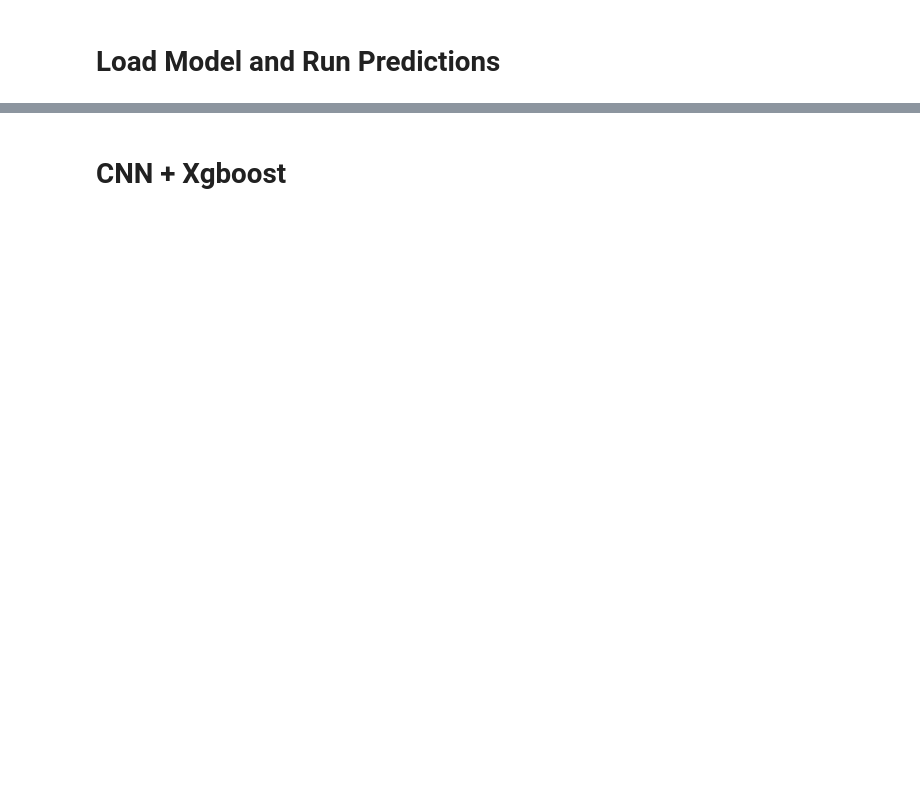
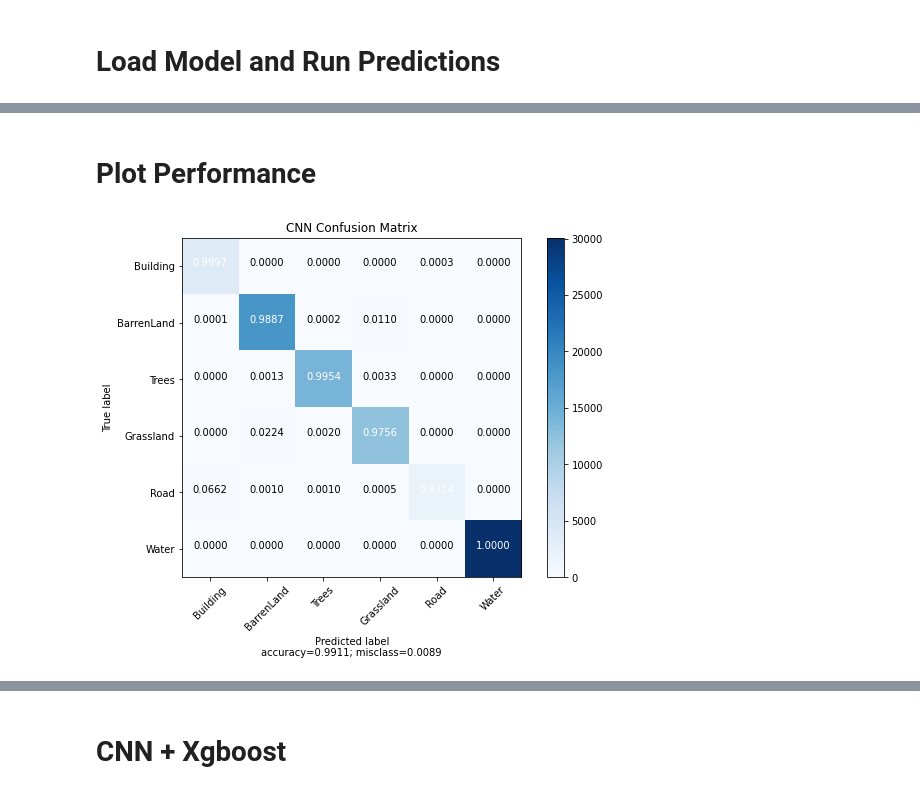
Before and after one commit to swimmingcat/ML101, a Jupyter notebook: landcover.ipynb, the cells around one changed output, grey strips where cells are left out. Cells and saved outputs as stored; diff of their text form; code cells hidden in the pictures; blank space fills up the shorter version.

```diff
--- a/landcover.ipynb
+++ b/landcover.ipynb
@@ -226,4 +344,4 @@ KeyboardInterrupt:
 # %% [markdown]
 # Load Model and Run Predictions
 # %%
-loaded_model = load_model('')
+loaded_model = load_model('/Users/lzhao/strava/ML101/snapshots/toy_model220210921-121401')
@@ -233,0 +361,12 @@ y_val[0:10, :]
+# %%
+prob = loaded_model.predict(x_val)
+y_pred = np.argmax(prob, axis=1).reshape(-1)
+y_true = np.argmax(y_val, axis=1).reshape(-1)
+# %% [markdown]
+# Plot Performance
+# %%
+from sklearn.metrics import confusion_matrix
+CATEGORIES = [0, 1, 2, 3, 4, 5]
+NAMES = ['Building', 'BarrenLand', 'Trees', 'Grassland', 'Road', 'Water']
+# %%
+tf_cm = confusion_matrix(y_true=y_true, y_pred=y_pred, labels=CATEGORIES)
@@ -233,0 +450,9 @@ y_val[0:10, :]
+# %%
+plot_confusion_matrix(
+    cm=tf_cm,
+    target_names=NAMES,
+    title='CNN Confusion Matrix',
+    cmap=None,
+    normalize=True)
+# %% [output]
+[figure, added]
```
Also changed, not shown: parts of 40 cells of this notebook, 4 other files.
